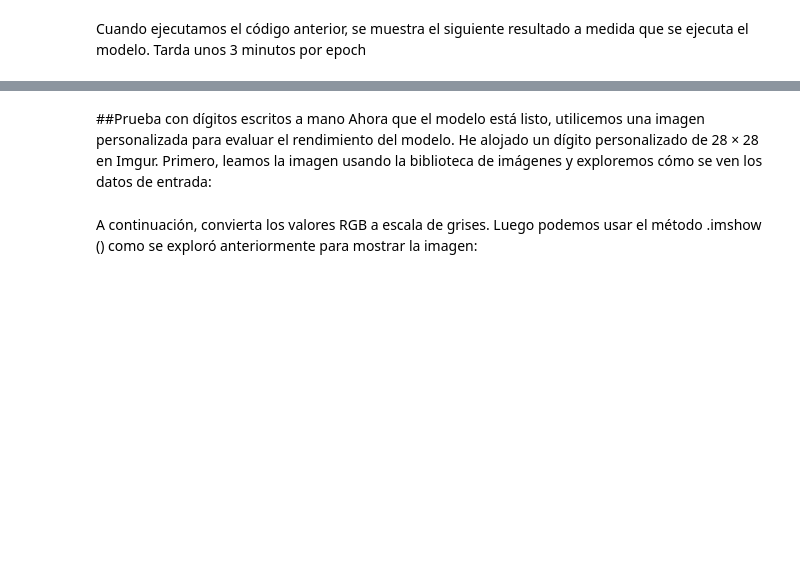
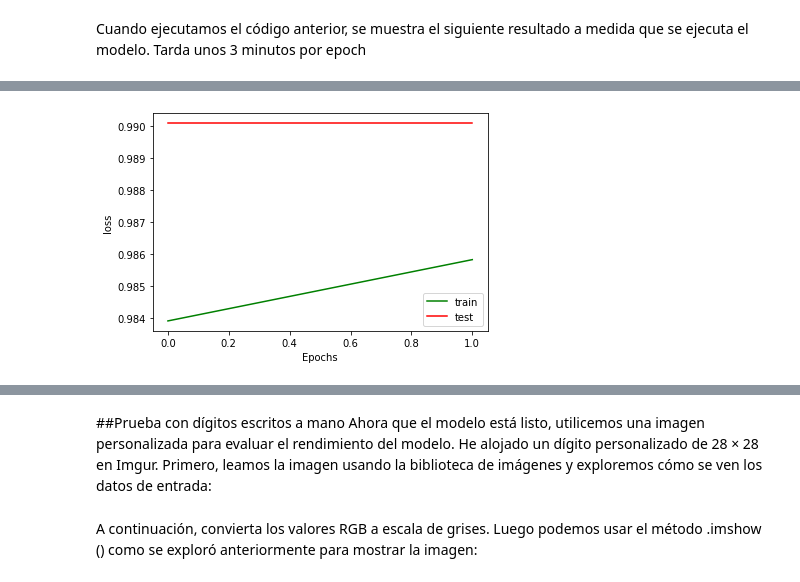
Before and after one commit to EmmaGB/Curso-de-introduccion-a-Big-Data-Parte-4-nov2021, a Jupyter notebook: Reconocimiento_de_dígitos_con_redes_neuronales.ipynb, the cells around one changed output, grey strips where cells are left out. Cells and saved outputs as stored; diff of their text form; code cells hidden in the pictures; blank space fills up the shorter version.

```diff
--- a/Reconocimiento_de_dígitos_con_redes_neuronales.ipynb
+++ b/Reconocimiento_de_dígitos_con_redes_neuronales.ipynb
@@ -286,0 +329,9 @@ Cuando ejecutamos el código anterior, se muestra el siguiente resultado a medid
+# %%
+plt.plot(history.history['accuracy'],'g')
+plt.plot(history.history['val_accuracy'],'r')
+plt.xlabel('Epochs')
+plt.ylabel('loss')
+plt.legend(['train', 'test'], loc='best')
+plt.show()
+# %% [output]
+[figure, added]
```
Also changed, not shown: parts of 23 cells of this notebook.
